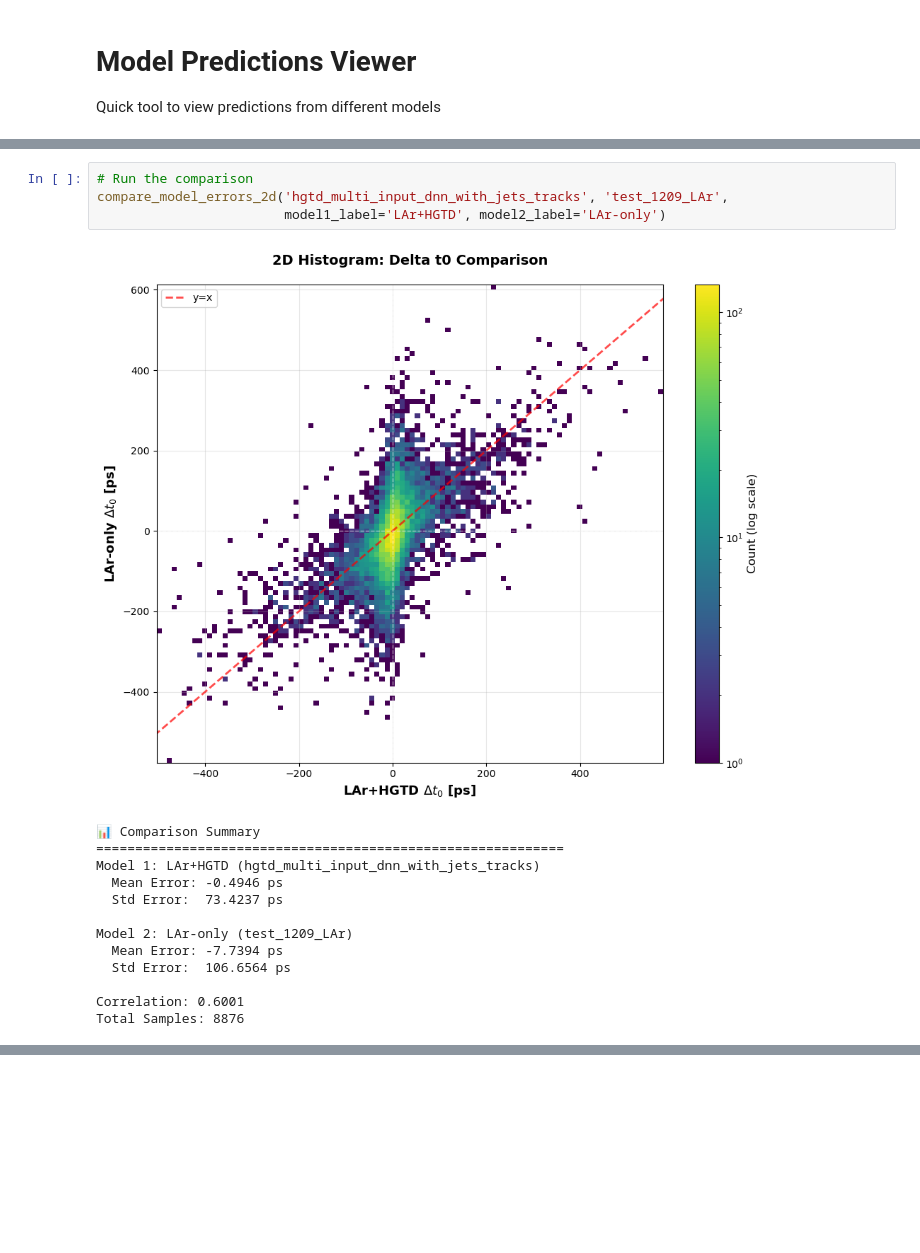
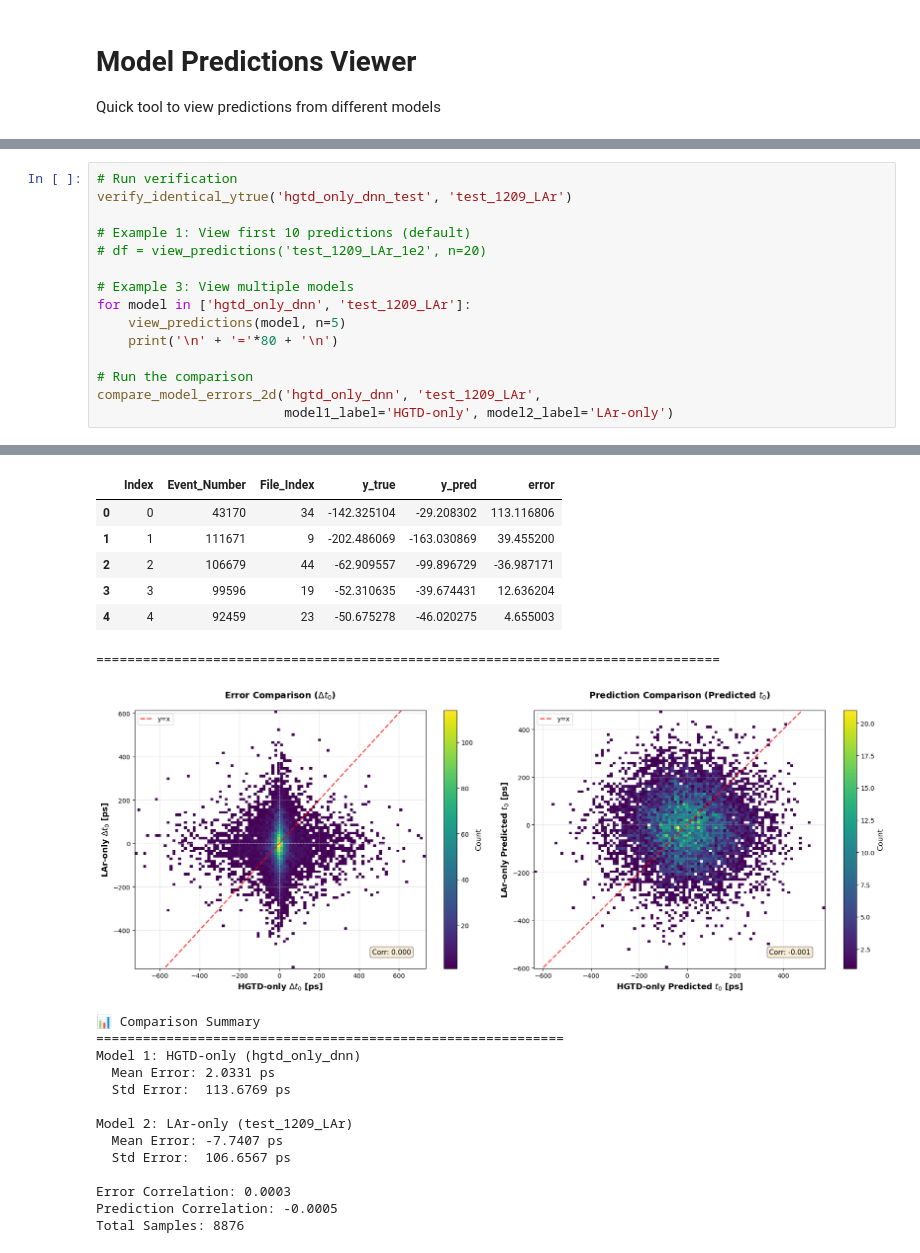
Before and after one commit to Liangyu5wu/ML4Vertex_t0, a Jupyter notebook: view_predictions.ipynb, the cells around one changed output, grey strips where cells are left out. Drawn from its saved outputs; the diff is of its cells as text; blank space fills up the shorter version.

```diff
--- a/view_predictions.ipynb
+++ b/view_predictions.ipynb
@@ -291,18 +410,16 @@ Error Statistics:
-# %%
-# Run the comparison
-compare_model_errors_2d('hgtd_multi_input_dnn_with_jets_tracks', 'test_1209_LAr',
-                        model1_label='LAr+HGTD', model2_label='LAr-only')
-# %% [output]
-[figure, removed]
-📊 Comparison Summary
-============================================================
-Model 1: LAr+HGTD (hgtd_multi_input_dnn_with_jets_tracks)
-  Mean Error: -0.4946 ps
-  Std Error:  73.4237 ps
-
-Model 2: LAr-only (test_1209_LAr)
-  Mean Error: -7.7394 ps
-  Std Error:  106.6564 ps
-
-Correlation: 0.6001
-Total Samples: 8876
+# %%
+# Run verification
+verify_identical_ytrue('hgtd_only_dnn_test', 'test_1209_LAr')
+
+# Example 1: View first 10 predictions (default)
+# df = view_predictions('test_1209_LAr_1e2', n=20)
+
+# Example 3: View multiple models
+for model in ['hgtd_only_dnn', 'test_1209_LAr']:
+    view_predictions(model, n=5)
+    print('\n' + '='*80 + '\n')
+
+# Run the comparison
+compare_model_errors_2d('hgtd_only_dnn', 'test_1209_LAr',
+                        model1_label='HGTD-only', model2_label='LAr-only')
+# %% [output]
@@ -308,0 +471,21 @@ Total Samples: 8876
+|  | Index | Event_Number | File_Index | y_true | y_pred | error |
+| 0 | 0 | 43170 | 34 | -142.325104 | -29.208302 | 113.116806 |
+| 1 | 1 | 111671 | 9 | -202.486069 | -163.030869 | 39.455200 |
+| 2 | 2 | 106679 | 44 | -62.909557 | -99.896729 | -36.987171 |
+| 3 | 3 | 99596 | 19 | -52.310635 | -39.674431 | 12.636204 |
+| 4 | 4 | 92459 | 23 | -50.675278 | -46.020275 | 4.655003 |
+================================================================================
+[figure, added]
+📊 Comparison Summary
+============================================================
+Model 1: HGTD-only (hgtd_only_dnn)
+  Mean Error: 2.0331 ps
+  Std Error:  113.6769 ps
+
+Model 2: LAr-only (test_1209_LAr)
+  Mean Error: -7.7407 ps
+  Std Error:  106.6567 ps
+
+Error Correlation: 0.0003
+Prediction Correlation: -0.0005
+Total Samples: 8876
```
Also changed, not shown: parts of 18 cells of this notebook, 12 other files.
